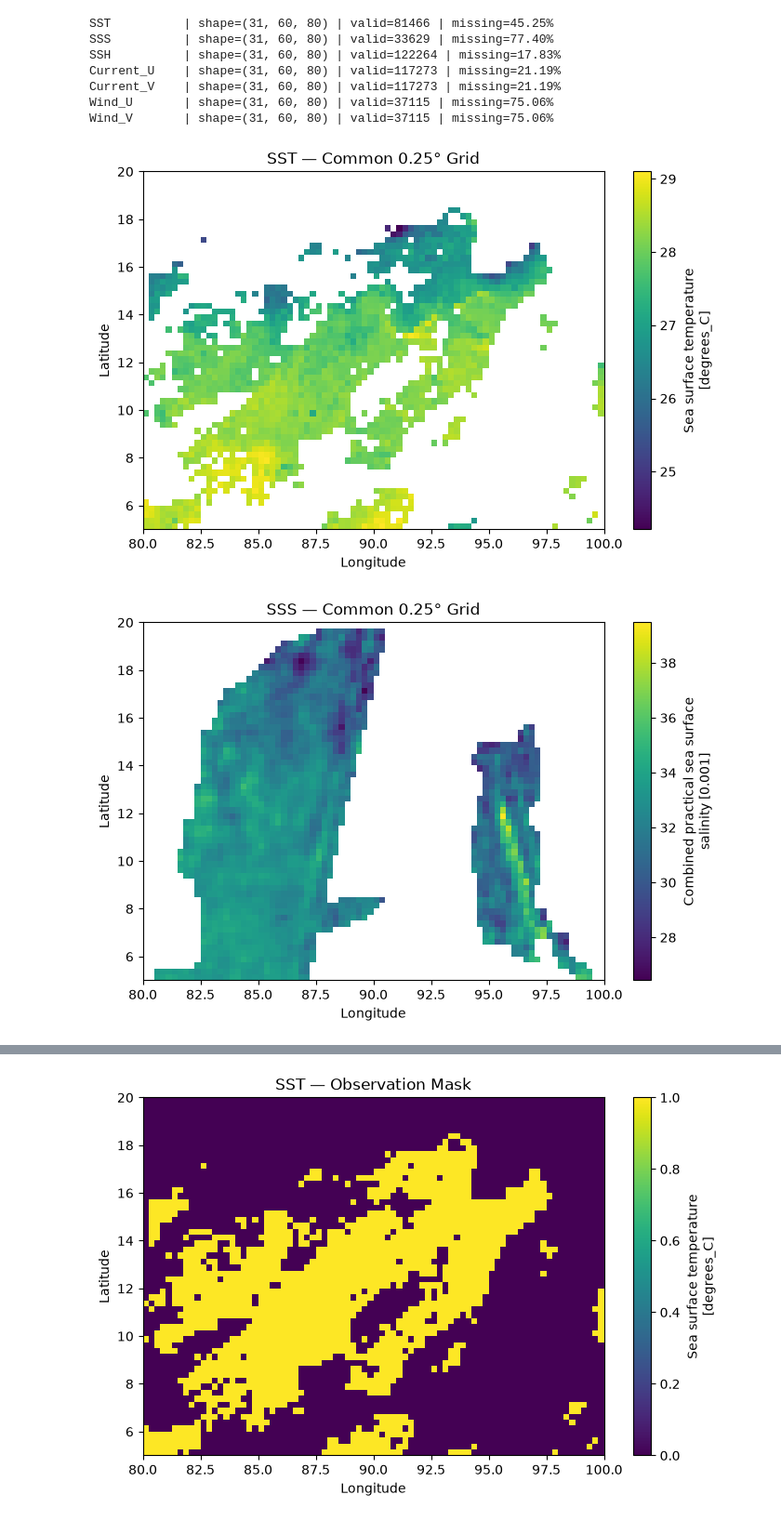
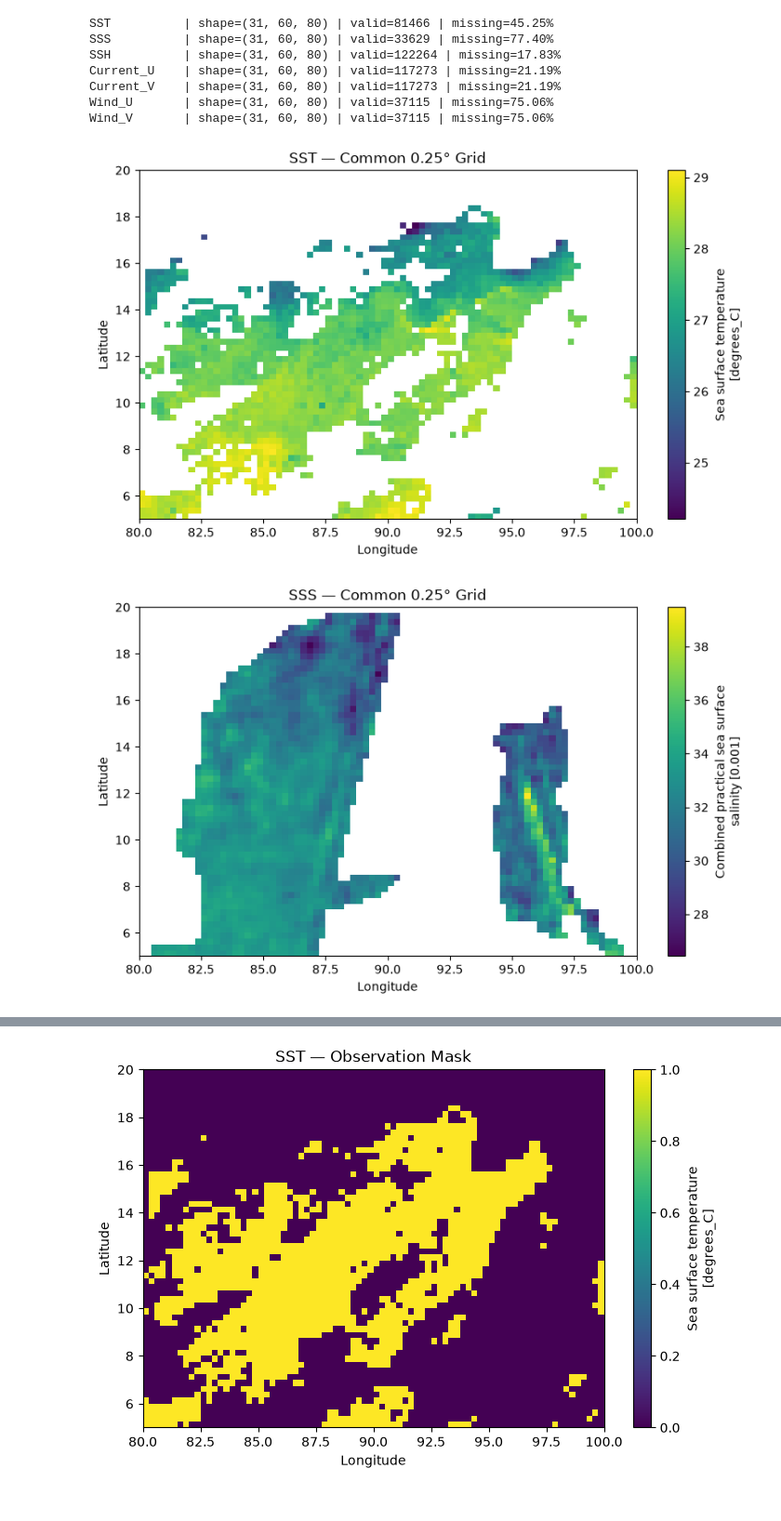
Before and after one commit to itzzfalcon52/Antarbodh-demo, a Jupyter notebook: notebooks/03_preprocessing.ipynb, the cells around one changed output, grey strips where cells are left out. Shown at 93% size. Drawn from its saved outputs; the diff is of its cells as text; code cells hidden in the pictures.

```diff
--- a/notebooks/03_preprocessing.ipynb
+++ b/notebooks/03_preprocessing.ipynb
@@ -1928,8 +3135,8 @@ for name, variable in surface_variables.items():
     print(
         f"{name:12s} | "
         f"shape={variable.shape} | "
-        f"min={float(variable.min().item()):.3f} | "
-        f"max={float(variable.max().item()):.3f}"
+        f"min={float(variable.min().compute().item()):.3f} | "
+        f"max={float(variable.max().compute().item()):.3f}"
     )
 # %% [output]
 SST          | shape=(150, 200) | min=23.790 | max=29.380
@@ -3050,0 +4570,24 @@ array([[[        nan,         nan, 33.76568568, ..., 35.19044644,
+# %%
+# ============================================================
+# Combine SSS after regridding
+# ============================================================
+
+asc_valid = sss_asc_common.notnull()
+desc_valid = sss_desc_common.notnull()
+
+sss_common = xr.where(
+    asc_valid & desc_valid,
+    (sss_asc_common + sss_desc_common) / 2,
+    xr.where(
+        asc_valid,
+        sss_asc_common,
+        sss_desc_common
+    )
+)
+
+sss_common.name = "SSS"
+sss_common.attrs["long_name"] = "Combined practical sea surface salinity"
+sss_common.attrs["units"] = sss_asc_std.attrs.get("units")
+
+print("\nCombined SSS:")
+print(sss_common)
@@ -3107,11 +4666,14 @@ Data variables:
 for var in surface_common.data_vars:
     da = surface_common[var]
 
+    valid_count = da.notnull().sum().compute().item()
+    missing_pct = (100 * da.isnull().mean()).compute().item()
+
     print(
         f"{var:12s} | "
         f"shape={da.shape} | "
-        f"valid={int(da.notnull().sum())} | "
-        f"missing={100 * float(da.isnull().mean()):.2f}%"
+        f"valid={valid_count} | "
+        f"missing={missing_pct:.2f}%"
     )
 # %% [output]
 SST          | shape=(31, 60, 80) | valid=81466 | missing=45.25%
@@ -3124,25 +4686,35 @@ Wind_V       | shape=(31, 60, 80) | valid=37115 | missing=75.06%
 # %%
 import matplotlib.pyplot as plt
 
 variables = [
     "SST",
     "SSS",
     "SSH",
     "Current_U",
     "Current_V",
     "Wind_U",
     "Wind_V",
 ]
 
 for var in variables:
     plt.figure(figsize=(8, 5))
 
     surface_common[var].isel(time=0).plot()
 
     plt.title(f"{var} — Common 0.25° Grid")
     plt.xlabel("Longitude")
     plt.ylabel("Latitude")
+
+    plt.tight_layout()
+
+    plt.savefig(
+        FIGURES_DIR / f"{var.lower()}_common_grid_20200101.png",
+        dpi=150,
+        bbox_inches="tight"
+    )
+
     plt.show()
+    plt.close()
 # %% [output]
-[figure, old version]
+[figure, new version]
-[figure, old version]
+[figure, new version]
```
Also changed, not shown: parts of 162 cells of this notebook, 26 other files.
